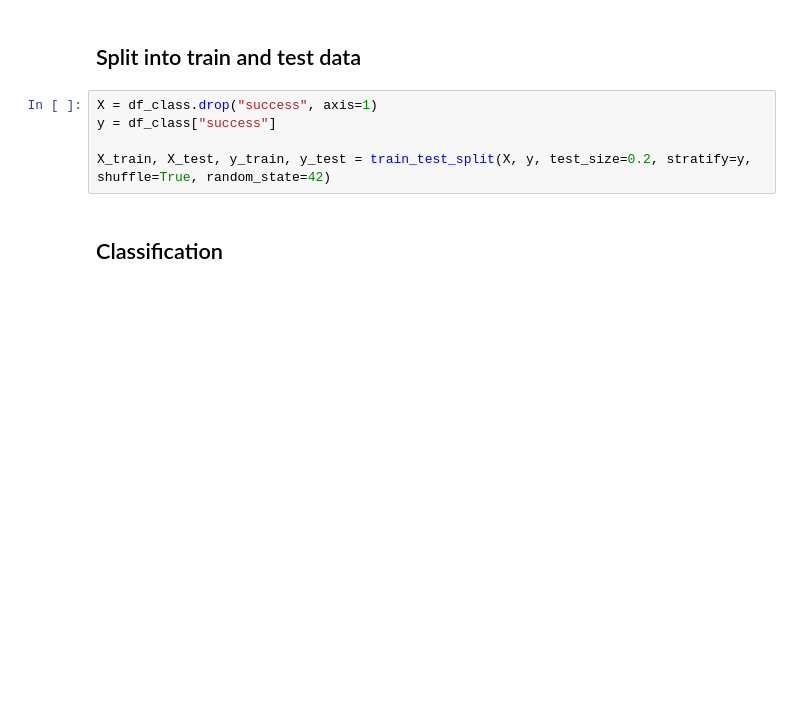
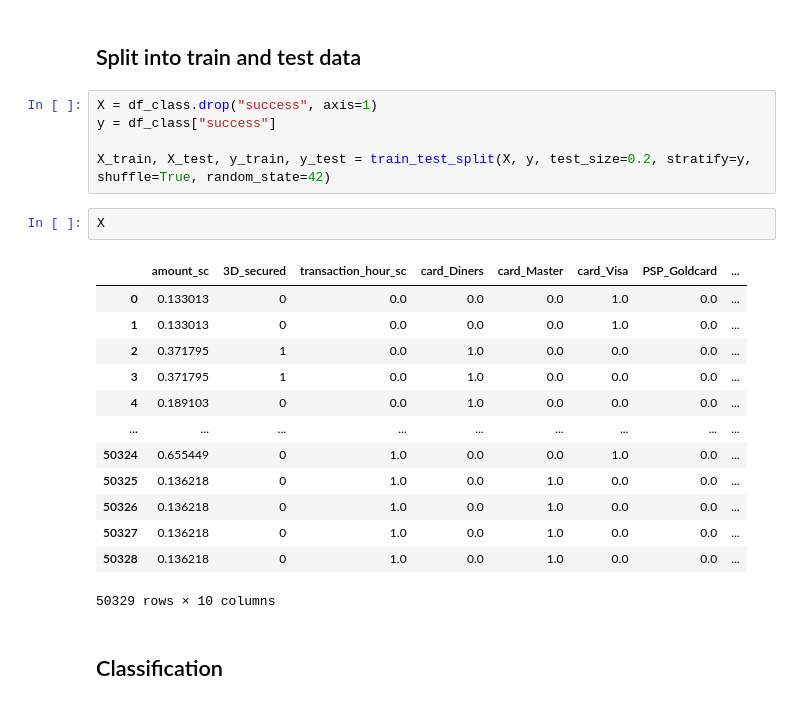
Before and after one commit to marko-boehm/DLMDWME01, a Jupyter notebook: 04_Modeling/4-3-1_ModelEvaluationClass.ipynb, the cells around one changed output. Saved outputs shown, nothing was run; the diff lists cells and outputs as text; blank space fills up the shorter version.

```diff
--- a/04_Modeling/4-3-1_ModelEvaluationClass.ipynb
+++ b/04_Modeling/4-3-1_ModelEvaluationClass.ipynb
@@ -41,6 +42,22 @@ X = df_class.drop("success", axis=1)
 y = df_class["success"]
 
 X_train, X_test, y_train, y_test = train_test_split(X, y, test_size=0.2, stratify=y, shuffle=True, random_state=42)
+# %%
+X
+# %% [output]
+|  | amount_sc | 3D_secured | transaction_hour_sc | card_Diners | card_Master | card_Visa | PSP_Goldcard | ... |
+| 0 | 0.133013 | 0 | 0.0 | 0.0 | 0.0 | 1.0 | 0.0 | ... |
+| 1 | 0.133013 | 0 | 0.0 | 0.0 | 0.0 | 1.0 | 0.0 | ... |
+| 2 | 0.371795 | 1 | 0.0 | 1.0 | 0.0 | 0.0 | 0.0 | ... |
+| 3 | 0.371795 | 1 | 0.0 | 1.0 | 0.0 | 0.0 | 0.0 | ... |
+| 4 | 0.189103 | 0 | 0.0 | 1.0 | 0.0 | 0.0 | 0.0 | ... |
+| ... | ... | ... | ... | ... | ... | ... | ... | ... |
+| 50324 | 0.655449 | 0 | 1.0 | 0.0 | 0.0 | 1.0 | 0.0 | ... |
+| 50325 | 0.136218 | 0 | 1.0 | 0.0 | 1.0 | 0.0 | 0.0 | ... |
+| 50326 | 0.136218 | 0 | 1.0 | 0.0 | 1.0 | 0.0 | 0.0 | ... |
+| 50327 | 0.136218 | 0 | 1.0 | 0.0 | 1.0 | 0.0 | 0.0 | ... |
+| 50328 | 0.136218 | 0 | 1.0 | 0.0 | 1.0 | 0.0 | 0.0 | ... |
+50329 rows × 10 columns
 # %% [markdown]
 ## Classification
 # %% [markdown]
```
Also changed, not shown: parts of 12 cells of this notebook, 10 other files.
